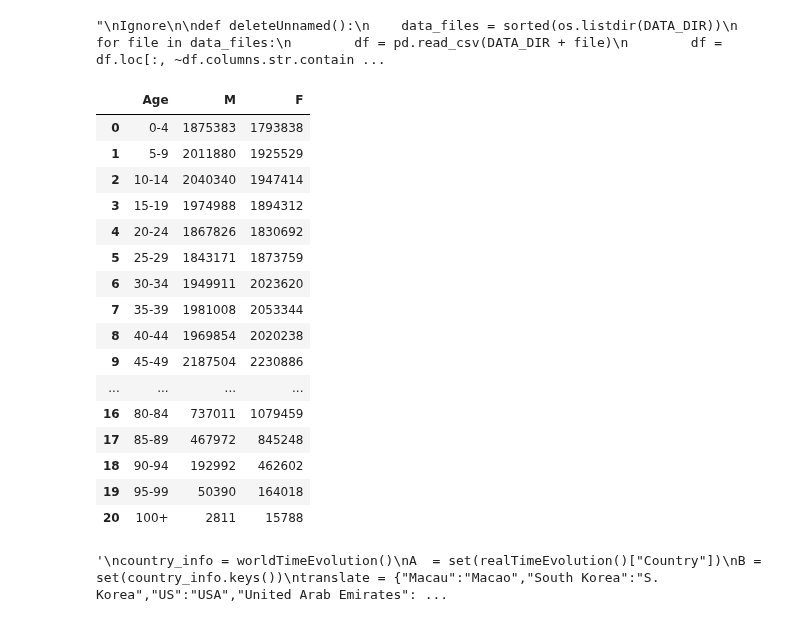
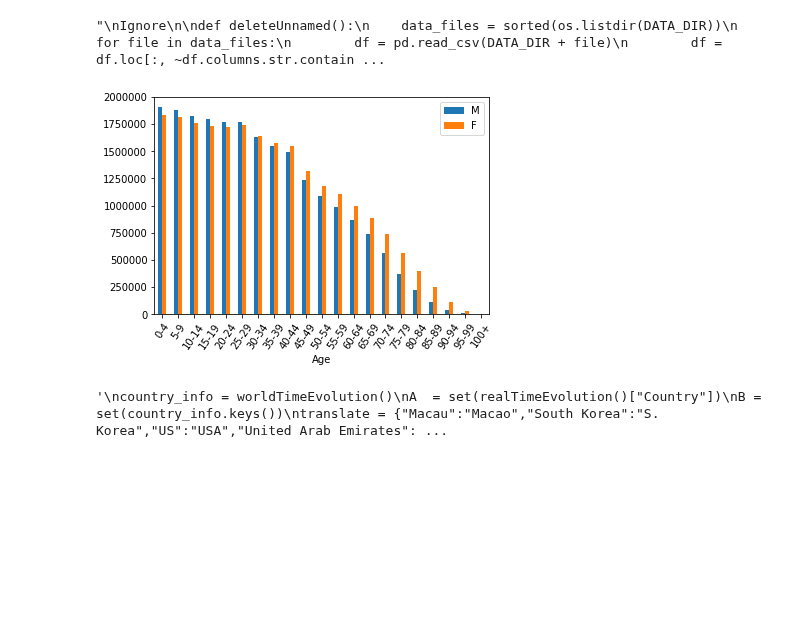
Before and after one commit to DanielGuzmanOlivares/COVID-19, a Jupyter notebook: COVID-19.ipynb, the cells around one changed output. Saved outputs shown, nothing was run; the diff lists cells and outputs as text; code cells hidden in the pictures; blank space fills up the shorter version.

```diff
--- a/COVID-19.ipynb
+++ b/COVID-19.ipynb
@@ -160,54 +160,41 @@ def saveDemography():
         d['ID'] = country['country']
         l.append(d)
 
     for country in l:
         c, ids = country.get("Country"), country.get("ID")
         CSV = "https://www.populationpyramid.net/api/pp/"+ids+"/2019?csv=true"
         r = requests.get(CSV)
         filename = c+".csv"
         file_path = os.path.join(DEMO_DIR, filename)
         if r.ok:
             print(filename + " : saving data to ... ", os.path.abspath(DEMO_DIR))
             with open(file_path, 'wb') as f:
                 for chunk in r.iter_content(chunk_size=1024 * 8):
                     if chunk:
                         f.write(chunk)
                         f.flush()
                         os.fsync(f.fileno())
         else:  # HTTP status code 4XX/5XX
             print("Download failed: status code {}\n{}".format(r.status_code, r.text))
 
 
 def getDemography(country_info):
     file = country_info+".csv"
     df = pd.read_csv(DEMO_DIR + file)
     return df
 
+def plotDemography(country_info):
+    df = getDemography(country_info)
+    a = df.plot
+    a.bar(x='Age',rot=55)
 
 def getInmigrationData(country):
     pass #no clue from where
-#saveDemography()
-country_info="France"
-#getDemography(country_info.lower())
-getDemography(country_info)
+
+country_info="Argentina"
+plotDemography(country_info)
 # %% [output]
-|  | Age | M | F |
-| 0 | 0-4 | 1875383 | 1793838 |
-| 1 | 5-9 | 2011880 | 1925529 |
-| 2 | 10-14 | 2040340 | 1947414 |
-| 3 | 15-19 | 1974988 | 1894312 |
-| 4 | 20-24 | 1867826 | 1830692 |
-| 5 | 25-29 | 1843171 | 1873759 |
-| 6 | 30-34 | 1949911 | 2023620 |
-| 7 | 35-39 | 1981008 | 2053344 |
-| 8 | 40-44 | 1969854 | 2020238 |
-| 9 | 45-49 | 2187504 | 2230886 |
-| ... | ... | ... | ... |
-| 16 | 80-84 | 737011 | 1079459 |
-| 17 | 85-89 | 467972 | 845248 |
-| 18 | 90-94 | 192992 | 462602 |
-| 19 | 95-99 | 50390 | 164018 |
-| 20 | 100+ | 2811 | 15788 |
+[figure, added]
 # %%
 # For making real time source and dash-2019-new-coronavirus data repo
 """
```
